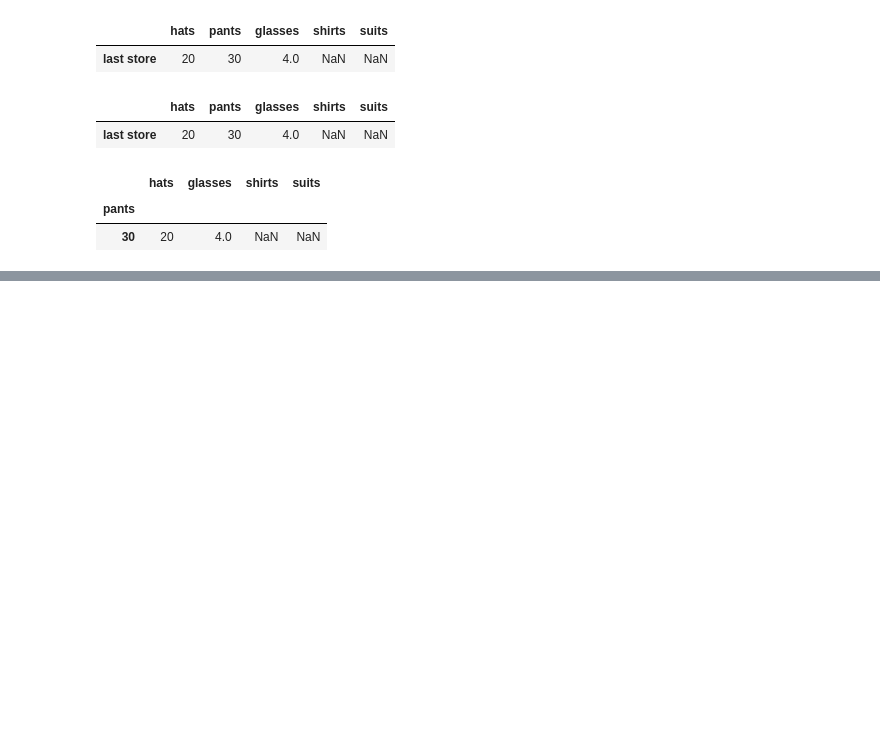
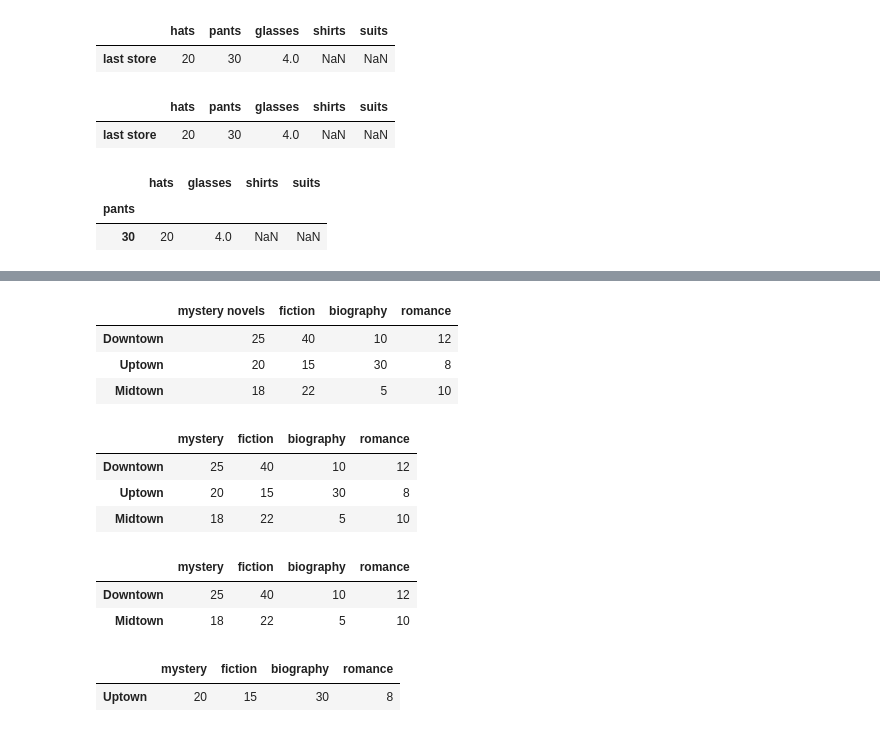
Before and after one commit to jjacque1/Learning-Numpy-in-JupyterNotebooks, a Jupyter notebook: Untitled.ipynb, the cells around one changed output, grey strips where cells are left out. Drawn from its saved outputs; the diff is of its cells as text; code cells hidden in the pictures; blank space fills up the shorter version.

```diff
--- a/Untitled.ipynb
+++ b/Untitled.ipynb
@@ -1902,0 +1947,36 @@ store_items
+# %%
+#Part 3 — Delete and rename
+
+#Remove the sci-fi column entirely (any tool — .pop() or .drop())
+
+bookstore = bookstore.drop(['sci-fi'], axis=1)
+bookstore
+# %% [output]
+|  | mystery novels | fiction | biography | romance |
+| Downtown | 25 | 40 | 10 | 12 |
+| Uptown | 20 | 15 | 30 | 8 |
+| Midtown | 18 | 22 | 5 | 10 |
+# %%
+#Rename the mystery novels column to just mystery
+bookstore = bookstore.rename(columns={'mystery novels' : 'mystery'})
+bookstore
+# %% [output]
+|  | mystery | fiction | biography | romance |
+| Downtown | 25 | 40 | 10 | 12 |
+| Uptown | 20 | 15 | 30 | 8 |
+| Midtown | 18 | 22 | 5 | 10 |
+# %%
+# Part 4 — Boolean-style challenge
+
+#Using what you know about Series boolean indexing, can you figure out how to select just the rows where a store has more than 20 fiction books in stock? (Hint: you'll need to access the fiction column first, then apply the condition — same pattern as time_light[time_light < 40], just now on a DataFrame instead of a Series.)
+
+bookstore.loc[bookstore['fiction'] > 20]
+# %% [output]
+|  | mystery | fiction | biography | romance |
+| Downtown | 25 | 40 | 10 | 12 |
+| Midtown | 18 | 22 | 5 | 10 |
+# %%
+bookstore.loc[bookstore['fiction'] < 20]
+# %% [output]
+|  | mystery | fiction | biography | romance |
+| Uptown | 20 | 15 | 30 | 8 |
```
Also changed, not shown: parts of 4 cells of this notebook.
